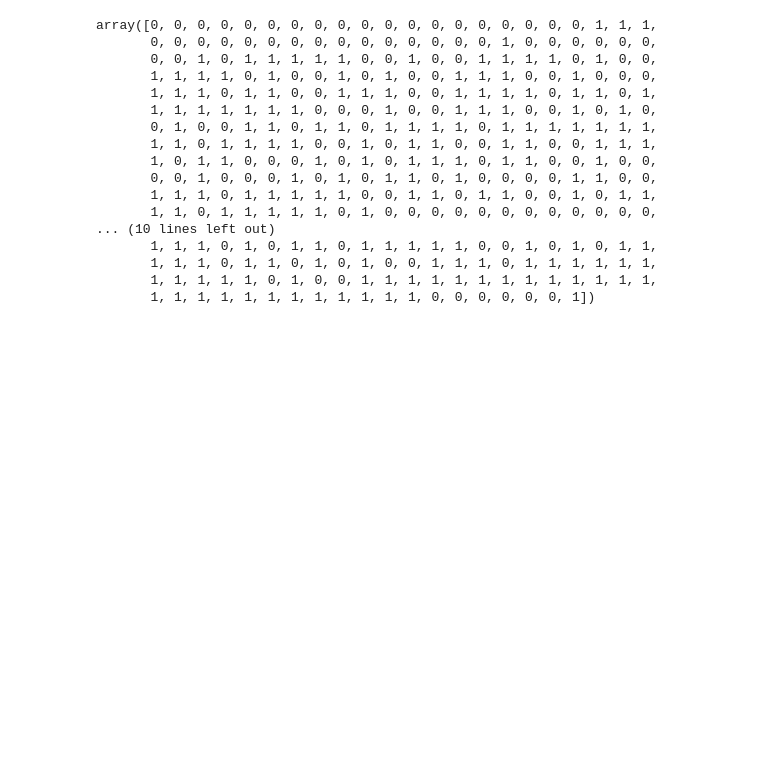
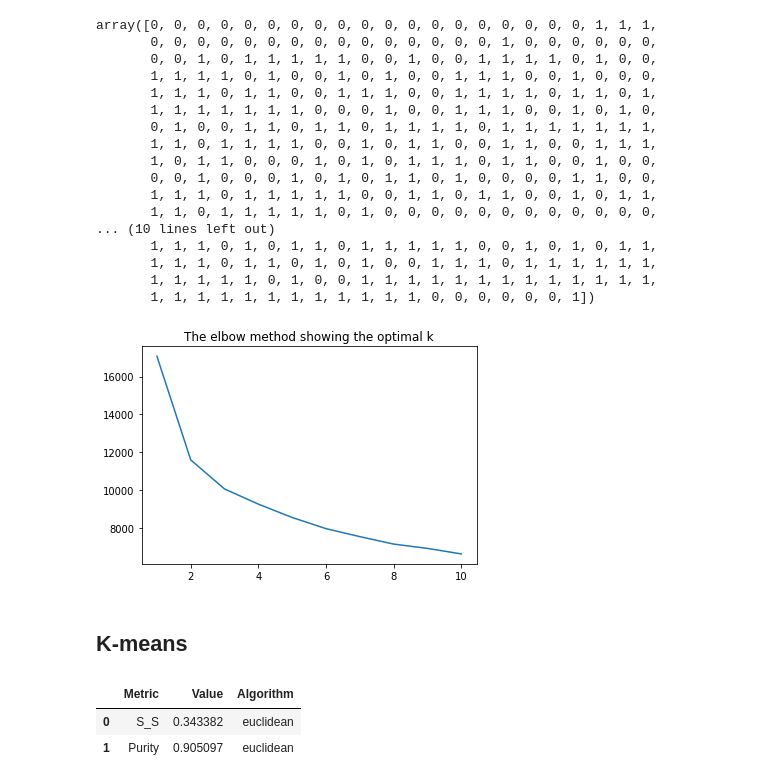
Before and after one commit to enzittonn/DSV-DAMI-I, a Jupyter notebook: HW2/sand.ipynb, the cells around one changed output. Saved outputs shown, nothing was run; the diff lists cells and outputs as text; code cells hidden in the pictures; blank space fills up the shorter version.

```diff
--- a/HW2/sand.ipynb
+++ b/HW2/sand.ipynb
@@ -134,3 +149,9 @@ def data_preprocessing(data):
     std_data = pd.DataFrame(std_data, columns=feature_names)
 
     return std_data
+# %%
+data_standardized = data_preprocessing(data)
+# %%
+elbow_method(data_standardized, max_range_for_elbow=10)
+# %% [output]
+[figure, added]
@@ -136,0 +160,2 @@ def data_preprocessing(data):
+# %% [markdown]
+## K-means
@@ -136,0 +167,6 @@ def data_preprocessing(data):
+# %%
+evaluation_metrics_Kmeans
+# %% [output]
+|  | Metric | Value | Algorithm |
+| 0 | S_S | 0.343382 | euclidean |
+| 1 | Purity | 0.905097 | euclidean |
```
Also changed, not shown: parts of 7 cells of this notebook, 2 other files.
